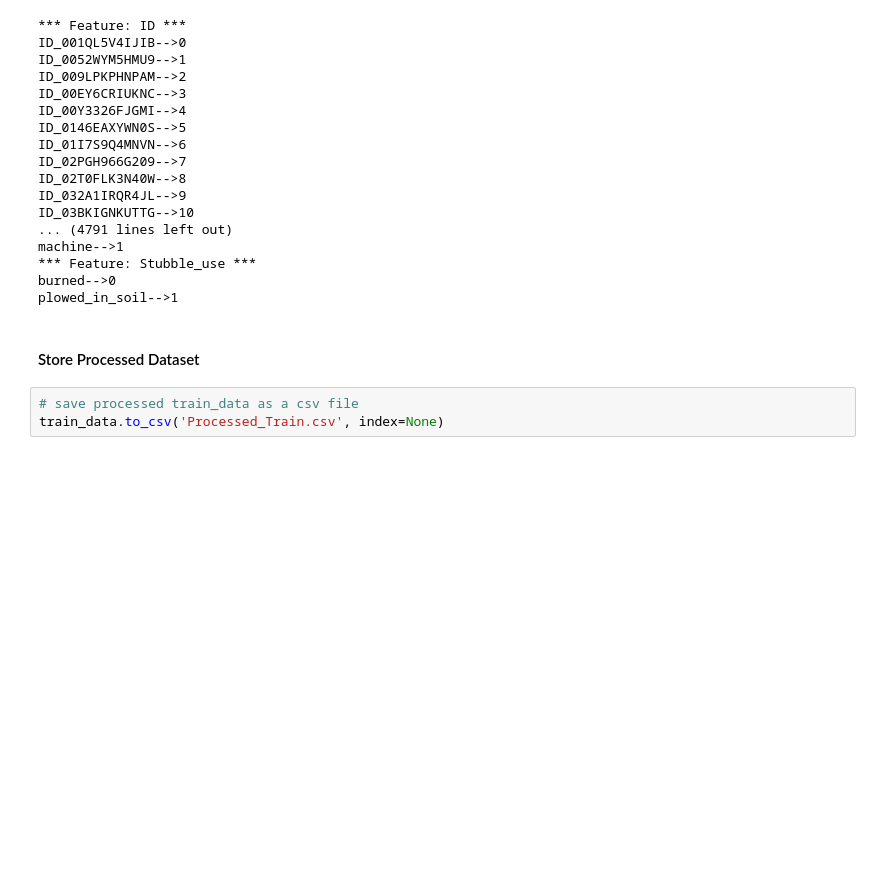
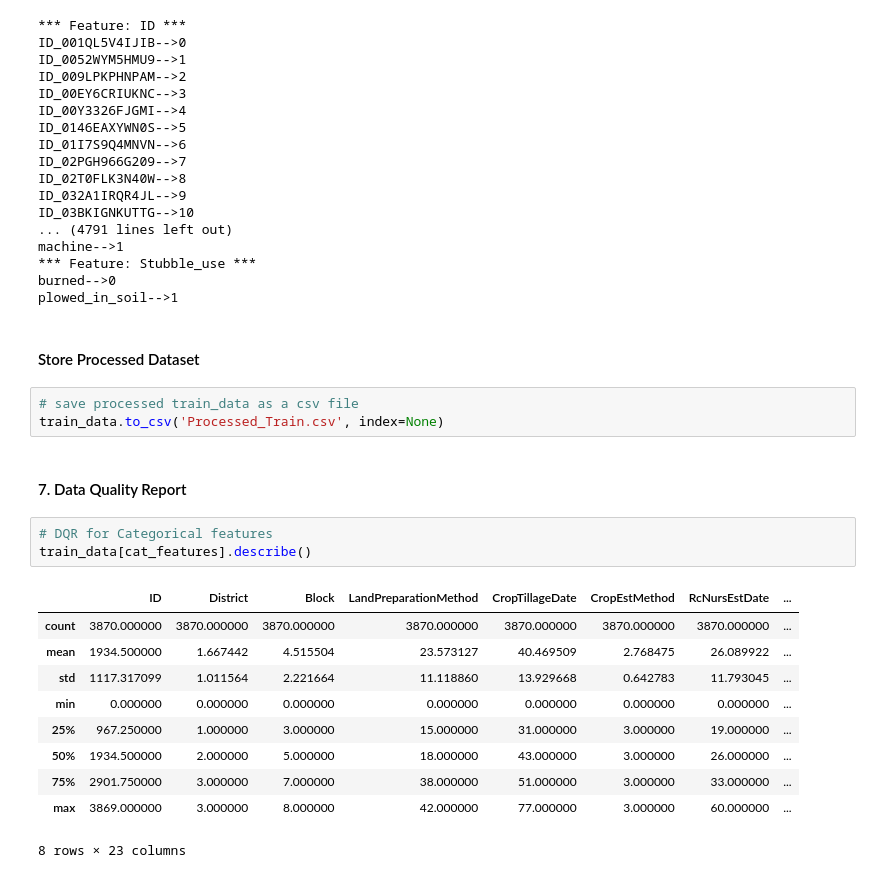
Before and after one commit to sainitheesh18/Digital-Green-Crop-Yield-Estimate-Challenge, a Jupyter notebook: EDA.ipynb, the cells around one changed output. Cells and saved outputs as stored; diff of their text form; blank space fills up the shorter version.

```diff
--- a/EDA.ipynb
+++ b/EDA.ipynb
@@ -324,3 +324,19 @@ plowed_in_soil-->1
 # %%
 # save processed train_data as a csv file
 train_data.to_csv('Processed_Train.csv', index=None)
+# %% [markdown]
+#### 7. Data Quality Report
+# %%
+# DQR for Categorical features
+train_data[cat_features].describe()
+# %% [output]
+|  | ID | District | Block | LandPreparationMethod | CropTillageDate | CropEstMethod | RcNursEstDate | ... |
+| count | 3870.000000 | 3870.000000 | 3870.000000 | 3870.000000 | 3870.000000 | 3870.000000 | 3870.000000 | ... |
+| mean | 1934.500000 | 1.667442 | 4.515504 | 23.573127 | 40.469509 | 2.768475 | 26.089922 | ... |
+| std | 1117.317099 | 1.011564 | 2.221664 | 11.118860 | 13.929668 | 0.642783 | 11.793045 | ... |
+| min | 0.000000 | 0.000000 | 0.000000 | 0.000000 | 0.000000 | 0.000000 | 0.000000 | ... |
+| 25% | 967.250000 | 1.000000 | 3.000000 | 15.000000 | 31.000000 | 3.000000 | 19.000000 | ... |
+| 50% | 1934.500000 | 2.000000 | 5.000000 | 18.000000 | 43.000000 | 3.000000 | 26.000000 | ... |
+| 75% | 2901.750000 | 3.000000 | 7.000000 | 38.000000 | 51.000000 | 3.000000 | 33.000000 | ... |
+| max | 3869.000000 | 3.000000 | 8.000000 | 42.000000 | 77.000000 | 3.000000 | 60.000000 | ... |
+8 rows × 23 columns
```
Also changed, not shown: parts of 7 cells of this notebook.
